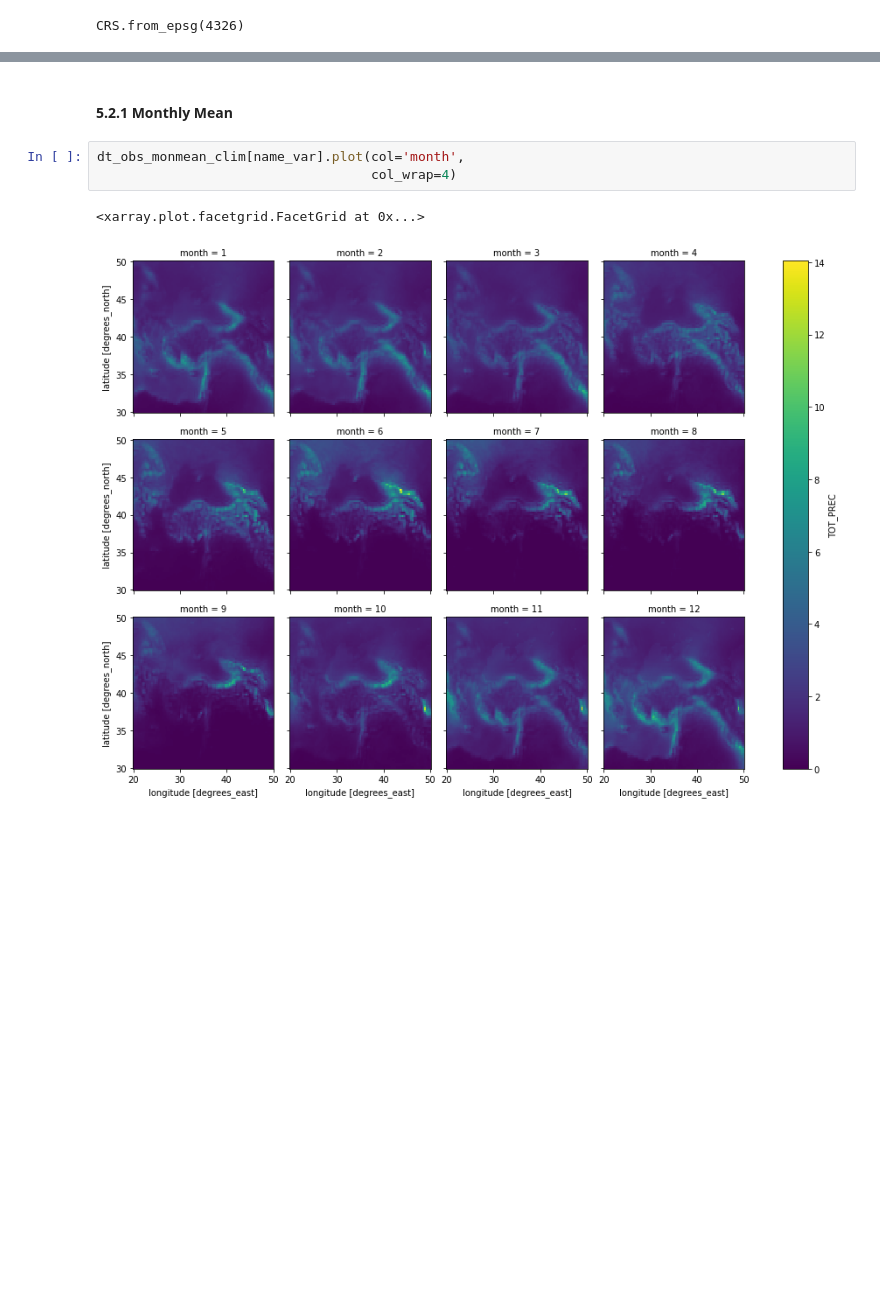
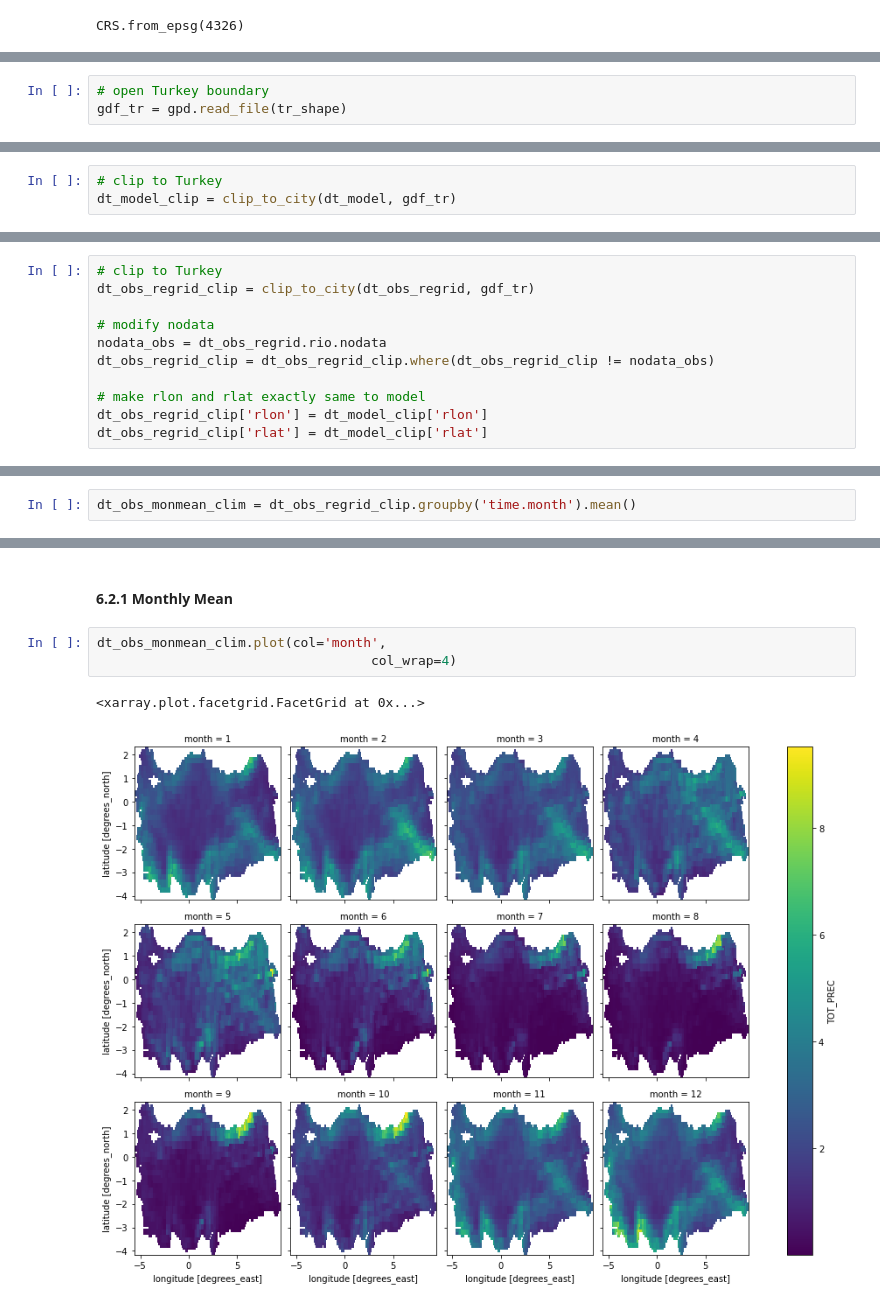
Before and after one commit to donmezkutay/msc-thesis-codes, a Jupyter notebook: first_look.ipynb, the cells around one changed output, grey strips where cells are left out. Saved outputs shown, nothing was run; the diff lists cells and outputs as text; blank space fills up the shorter version.

```diff
--- a/first_look.ipynb
+++ b/first_look.ipynb
@@ -147,0 +195,3 @@ CRS.from_epsg(4326)
+# %%
+# open Turkey boundary
+gdf_tr = gpd.read_file(tr_shape)
@@ -147,0 +216,3 @@ CRS.from_epsg(4326)
+# %%
+# clip to Turkey
+dt_model_clip = clip_to_city(dt_model, gdf_tr)
@@ -148 +221,12 @@ CRS.from_epsg(4326)
+# %%
+# clip to Turkey
+dt_obs_regrid_clip = clip_to_city(dt_obs_regrid, gdf_tr)
+
+# modify nodata
+nodata_obs = dt_obs_regrid.rio.nodata
+dt_obs_regrid_clip = dt_obs_regrid_clip.where(dt_obs_regrid_clip != nodata_obs)
+
+# make rlon and rlat exactly same to model
+dt_obs_regrid_clip['rlon'] = dt_model_clip['rlon']
+dt_obs_regrid_clip['rlat'] = dt_model_clip['rlat']
 # %% [markdown]
@@ -160 +242,3 @@ dt_model_monmean_clim = dt_model.groupby('time.month').mean() # already mm (kgm*
+# %%
+dt_obs_monmean_clim = dt_obs_regrid_clip.groupby('time.month').mean()
 # %% [markdown]
@@ -210,9 +294,9 @@ dt_model_annualmean_clim[name_var].plot(col='year',
 # %% [markdown]
-#### 5.2.1 Monthly Mean
+#### 6.2.1 Monthly Mean
 # %%
-dt_obs_monmean_clim[name_var].plot(col='month',
+dt_obs_monmean_clim.plot(col='month',
                                    col_wrap=4)
 # %% [output]
 <xarray.plot.facetgrid.FacetGrid at 0x...>
-[figure, old version]
+[figure, new version]
 # %% [markdown]
```
Also changed, not shown: parts of 70 cells of this notebook.
